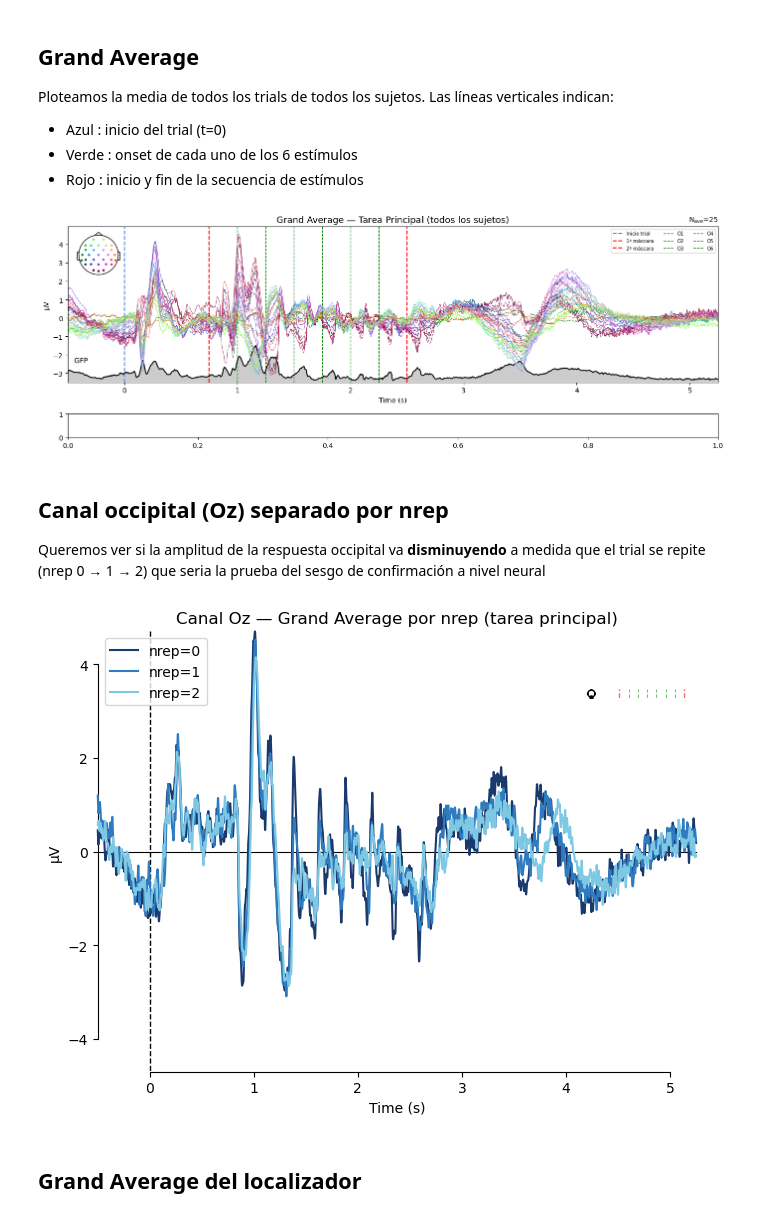
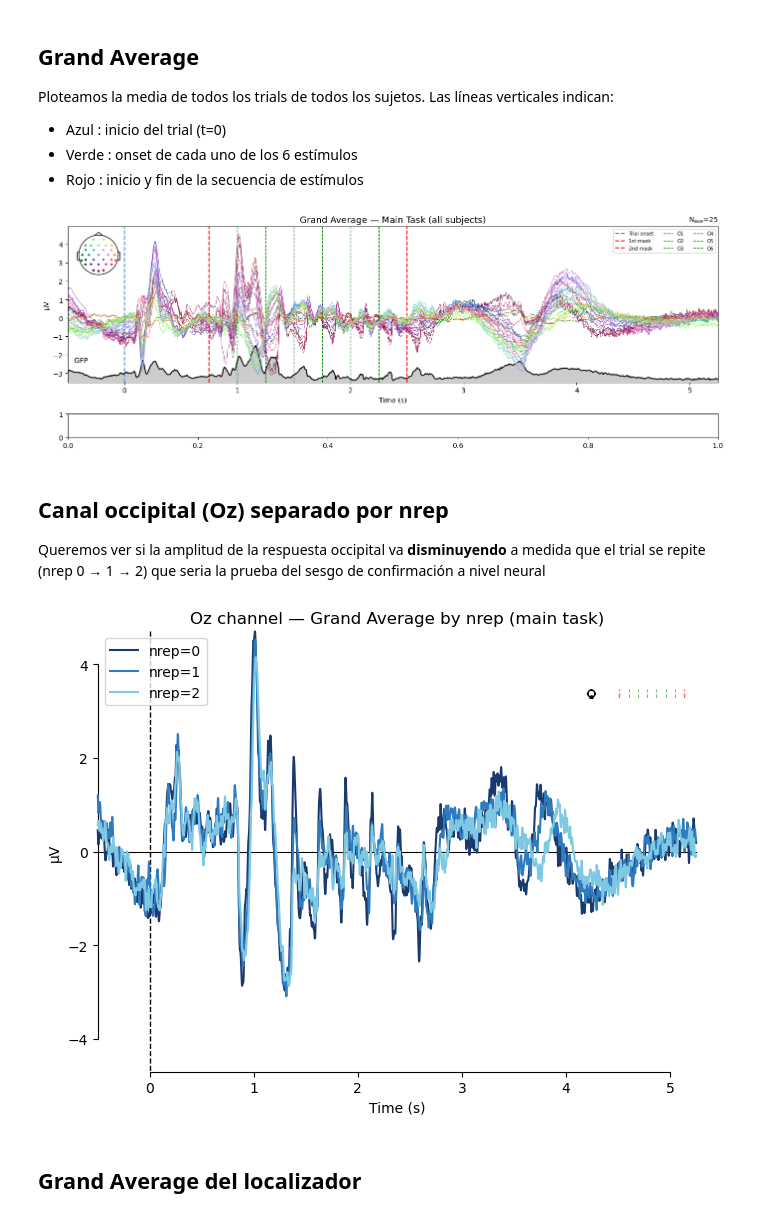
Before and after one commit to martinanapoli/TFG_MARTINA, a Jupyter notebook: EEG_analysis_TFG_MARTINA.ipynb, the cells around one changed output. Saved outputs shown, nothing was run; the diff lists cells and outputs as text; code cells hidden in the pictures.

```diff
--- a/EEG_analysis_TFG_MARTINA.ipynb
+++ b/EEG_analysis_TFG_MARTINA.ipynb
@@ -123,29 +123,29 @@ Las líneas verticales indican:
 # %%
 
 main_evokeds = [ep.average() for ep in all_main_epochs] # para cada sujeto calculamos la media de todos sus trials = ERP
 main_gaverage = mne.grand_average(main_evokeds) # promedia los ERPs de los 25 sujetos entre si = GRAND AVERAGE
 
 fig, axes = plt.subplots(nrows=2, ncols=1, figsize=(14, 5),
                          gridspec_kw=dict(height_ratios=[5, 0.75]))
 
 main_gaverage.plot(axes=axes[0], spatial_colors=True, gfp=True, show=False)
-axes[0].set_title('Grand Average — Tarea Principal (todos los sujetos)', fontsize=13)
+axes[0].set_title('Grand Average — Main Task (all subjects)', fontsize=13)
 
 # añadimos las lineas temporales: onset de cada estímulo (máscara + 6 estímulos + máscara)
 # máscara t=0.75s, estímulos cada 0.25s
-axes[0].axvline(0,                    color='#4488EE', ls='--', lw=1.5, label='Inicio trial')
-axes[0].axvline(0.75,                 color='red',     ls='--', lw=1.5, label='1ª máscara')
-axes[0].axvline(0.75 + 0.25 * 7,     color='red',     ls='--', lw=1.5, label='2ª máscara')
+axes[0].axvline(0,                    color='#4488EE', ls='--', lw=1.5, label='Trial onset')
+axes[0].axvline(0.75,                 color='red',     ls='--', lw=1.5, label='1st mask')
+axes[0].axvline(0.75 + 0.25 * 7,     color='red',     ls='--', lw=1.5, label='2nd mask')
 for istim in range(6):
     t = 0.75 + 0.25 * (istim + 1)
     axes[0].axvline(t, color='green', ls='--', lw=1,
                     label=f'O{istim+1}' if istim == 0 else f'O{istim+1}')
 
 axes[0].legend(loc='upper right', fontsize=7, ncol=3)
 plt.tight_layout()
 plt.show()
 # %% [output]
-[figure, old version]
+[figure, new version]
 # %% [markdown]
 ## Canal occipital (Oz) separado por nrep
 
@@ -182,7 +182,7 @@ fig = mne.viz.plot_compare_evokeds(
     evokeds_dict,
     picks=['Oz'],
     colors=colors_nrep[:len(evokeds_dict)],
-    title='Canal Oz — Grand Average por nrep (tarea principal)',
+    title='Oz channel — Grand Average by nrep (main task)',
     show=False
 )
 
@@ -195,7 +195,7 @@ for istim in range(6):
 plt.tight_layout()
 plt.show()
 # %% [output]
-[figure, old version]
+[figure, new version]
 # %% [markdown]
 ## Grand Average del localizador
 # %%
```
Also changed, not shown: parts of 9 cells of this notebook.
